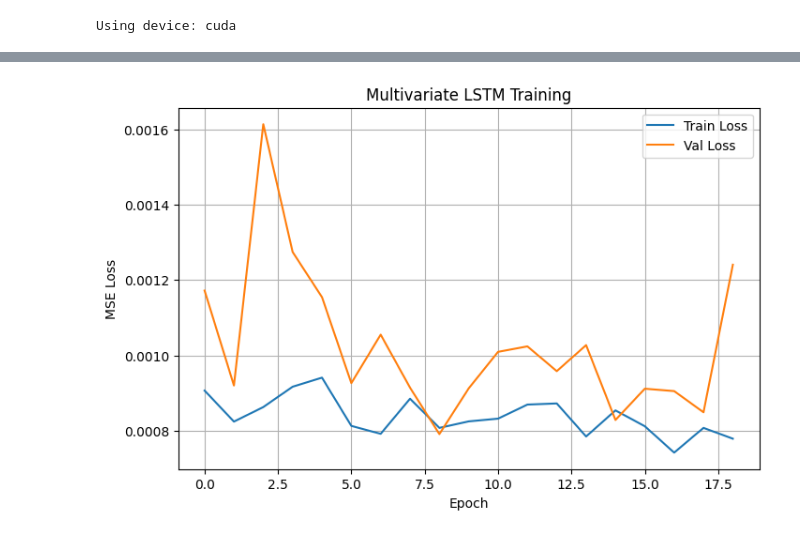
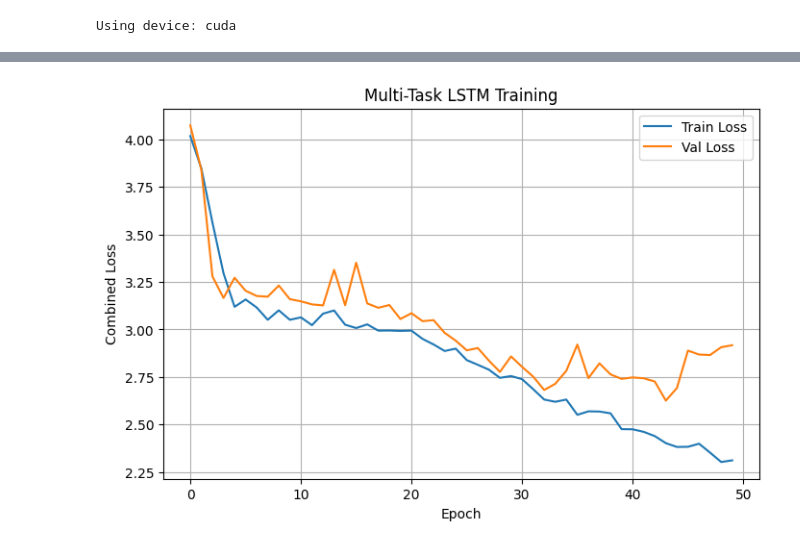
Before and after one commit to ton198/stock-market-price-predicting, a Jupyter notebook: source_code/stage1/hybrid_LSTM.ipynb, the cells around one changed output, grey strips where cells are left out. Cells and saved outputs as stored; diff of their text form; code cells hidden in the pictures.

```diff
--- a/source_code/stage1/hybrid_LSTM.ipynb
+++ b/source_code/stage1/hybrid_LSTM.ipynb
@@ -159,7 +160,7 @@ print(df.shape)
 # %%
 TRAIN_RATIO = 0.8
 VAL_RATIO = 0.9
-WINDOW_SIZE = 60
+WINDOW_SIZE = 10
 
 n = len(df)
 train_end = int(n * TRAIN_RATIO)
@@ -303,19 +336,20 @@ model = FinalStage1Model(
     input_size=len(seq_feature_cols),
     hidden_size=256,
     num_layers=2,
-    dropout=0.2,
+    dropout=0.3,
     fc_hidden=64
 ).to(device)
 
 optimizer = optim.Adam(model.parameters(), lr=0.001)
-criterion = nn.MSELoss()
 
-# scheduler = optim.lr_scheduler.ReduceLROnPlateau(
-#     optimizer,
-#     mode="min",
-#     factor=0.5,
-#     patience=3
-# )
+
+
+scheduler = optim.lr_scheduler.ReduceLROnPlateau(
+    optimizer,
+    mode="min",
+    factor=0.5,
+    patience=10
+)
 # %% [output]
 Using device: cuda
 # %%
@@ -415,50 +456,58 @@ Early stopping triggered.
 # %%
 plt.figure(figsize=(8, 5))
 plt.plot(train_losses, label="Train Loss")
 plt.plot(val_losses, label="Val Loss")
 plt.xlabel("Epoch")
-plt.ylabel("MSE Loss")
-plt.title("Multivariate LSTM Training")
+plt.ylabel("Combined Loss")
+plt.title("Multi-Task LSTM Training")
 plt.legend()
 plt.grid(True)
 plt.show()
 
-def direction_accuracy(y_true, y_pred):
-    y_true_dir = np.sign(y_true)
-    y_pred_dir = np.sign(y_pred)
-    return np.mean(y_true_dir == y_pred_dir)
-
-def direction_f1(y_true, y_pred):
-    y_true_bin = (y_true > 0).astype(int)
-    y_pred_bin = (y_pred > 0).astype(int)
-    return f1_score(y_true_bin, y_pred_bin)
+from sklearn.metrics import roc_auc_score
 
 model.eval()
 
-all_preds = []
-all_targets = []
+all_mag_preds = []
+all_dir_preds = []
+all_mag_targets = []
+all_dir_targets = []
 
 with torch.no_grad():
-    for x_seq, y in test_loader:
+    for x_seq, (y_mag, y_dir) in test_loader:
         x_seq = x_seq.to(device)
-        preds = model(x_seq)
+        mag_pred, dir_pred = model(x_seq)
 
-        all_preds.append(preds.cpu().numpy())
-        all_targets.append(y.numpy())
+        all_mag_preds.append(mag_pred.cpu().numpy())
+        all_dir_preds.append(dir_pred.cpu().numpy())
+        all_mag_targets.append(y_mag.numpy())
+        all_dir_targets.append(y_dir.numpy())
 
-preds = np.concatenate(all_preds)
-targets = np.concatenate(all_targets)
+mag_preds = np.concatenate(all_mag_preds)
+dir_preds = np.concatenate(all_dir_preds)
+mag_targets = np.concatenate(all_mag_targets)
+dir_targets = np.concatenate(all_dir_targets)
 
-mse = np.mean((preds - targets) ** 2)
-mae = mean_absolute_error(targets, preds)
-acc = direction_accuracy(targets, preds)
-f1 = direction_f1(targets, preds)
+# Magnitude metrics
+mag_mse = np.mean((mag_preds - mag_targets) ** 2)
+mag_mae = mean_absolute_error(mag_targets, mag_preds)
+
+# Direction metrics
+dir_pred_binary = (dir_preds > 0.5).astype(int)
+dir_accuracy = np.mean(dir_pred_binary == dir_targets)
+dir_f1 = f1_score(dir_targets, dir_pred_binary)
+
+# AUC-ROC for direction (using probabilities directly)
+dir_auc = roc_auc_score(dir_targets, dir_preds)
 
 print("===== TEST RESULTS =====")
-print(f"MSE: {mse:.8f}")
-print(f"MAE: {mae:.8f}")
-print(f"Direction F1: {f1:.8f}")
-print(f"Direction Accuracy: {acc:.8f}")
+print(f"\n--- MAGNITUDE HEAD ---")
+print(f"MSE: {mag_mse:.8f}")
+print(f"MAE: {mag_mae:.8f}")
+print(f"\n--- DIRECTION HEAD ---")
+print(f"Accuracy (0.5 threshold): {dir_accuracy:.8f}")
+print(f"F1 Score: {dir_f1:.8f}")
+print(f"AUC-ROC: {dir_auc:.8f}")
 # %% [output]
-[figure, old version]
+[figure, new version]
 ===== TEST RESULTS =====
```
Also changed, not shown: parts of 14 cells of this notebook, 1 other file.
